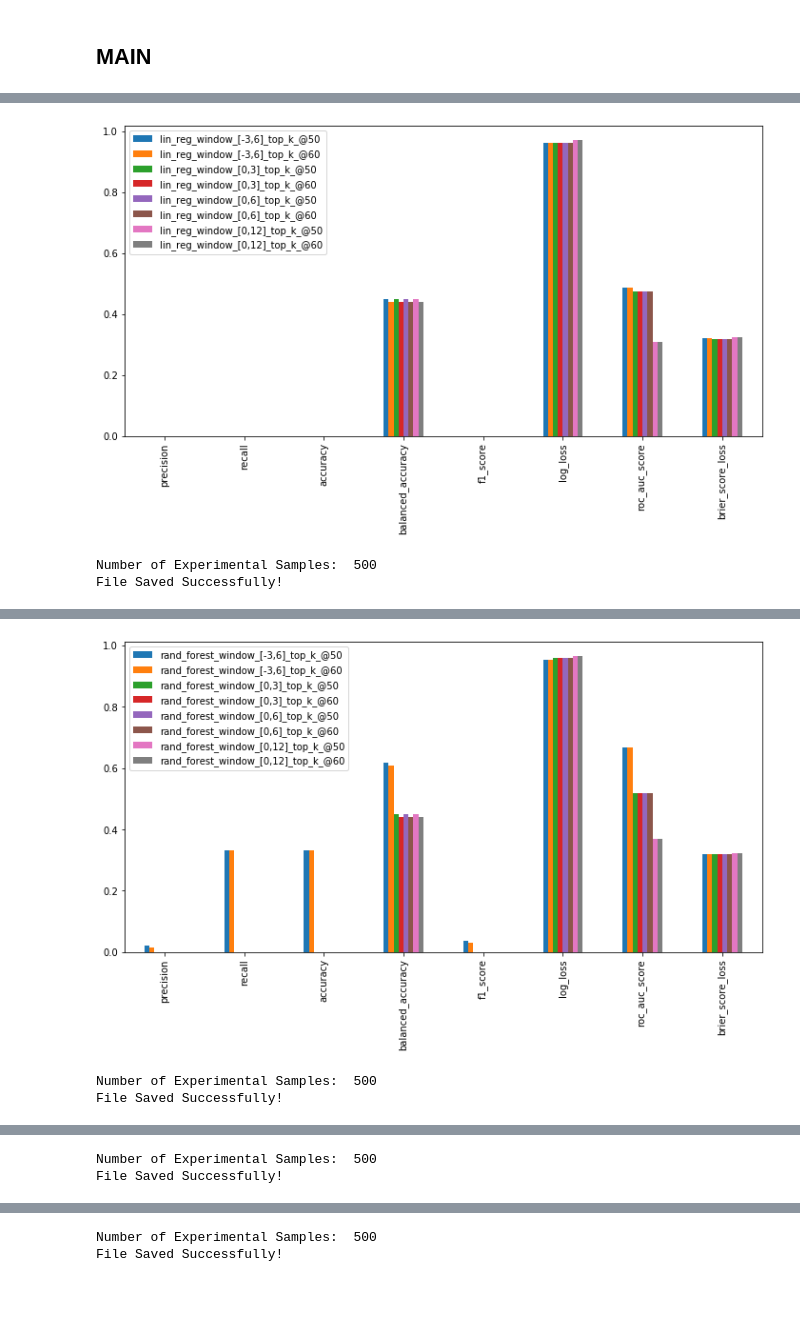
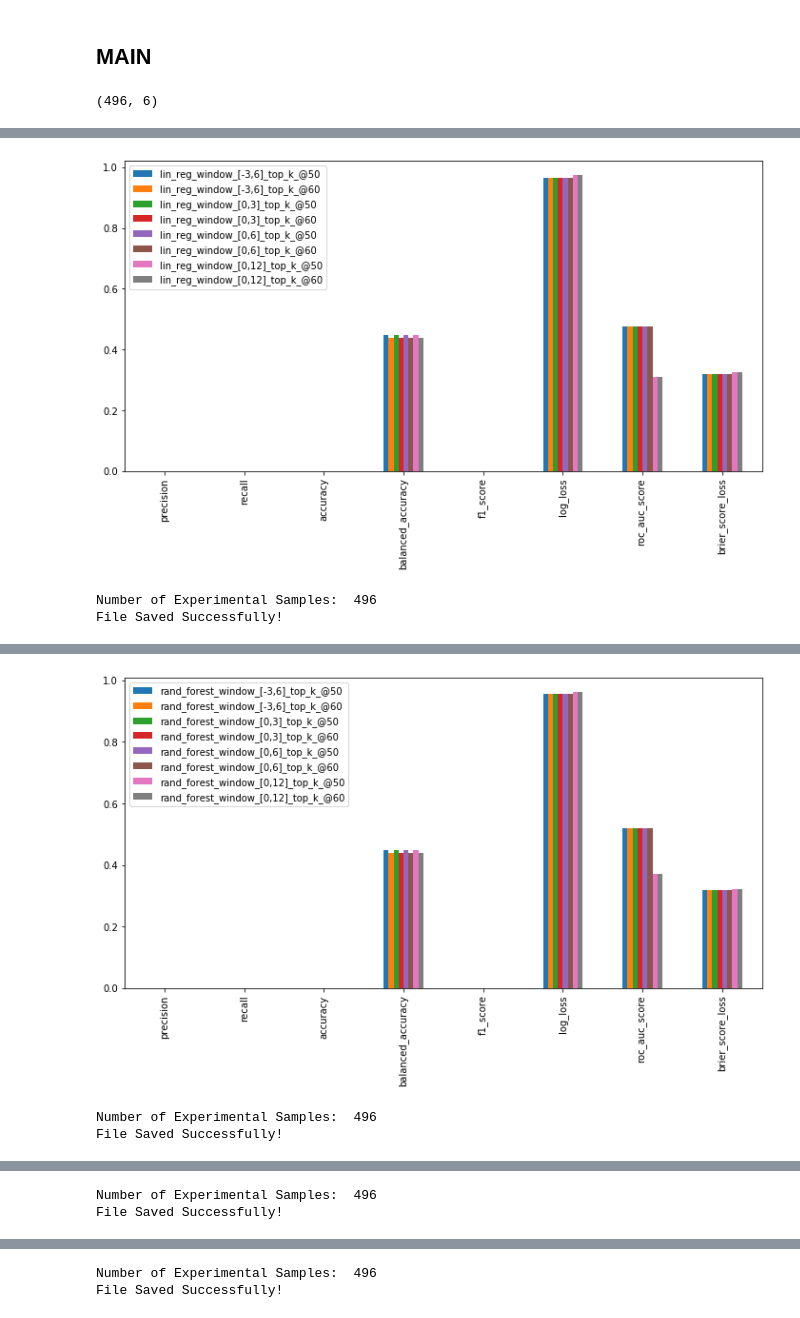
Before and after one commit to nafis-neehal/CDPHP_Evaluation, a Jupyter notebook: notebooks/Evaluation_2.ipynb, the cells around one changed output, grey strips where cells are left out. Saved outputs shown, nothing was run; the diff lists cells and outputs as text; code cells hidden in the pictures.

Commit message:
Closed Issue 9, 21, 23 - Drop Recent Referral, top_k threshold, tweak on/of

```diff
--- a/notebooks/Evaluation_2.ipynb
+++ b/notebooks/Evaluation_2.ipynb
@@ -161,6 +166,17 @@ def ym_to_datetime(config, df): #ym to datetime
         df[label][i] = df[label][i][:4] + '-' + df[label][i][4:] + '-01' #choosing the first month of the day
     df[label] = pd.to_datetime(df[label])
     #return df
+# %%
+#for evaluation
+def drop_recent_referrals(c_p, c_r, c_e, ref_copy, pred_copy):
+    start = c_e['eval_date'] - pd.DateOffset(months=c_e['recent_ref_window'])
+    end = c_e['eval_date'] - pd.DateOffset(months=1) #ends the previous month of the current month
+    mask = (ref_copy[c_r['date_column']]>=start) & (ref_copy[c_r['date_column']]<=end)
+
+    #those IDs from prediction (0-500) that are not in list of those IDs that fall in daterange of all IDs(0-1000)
+    idx = ~pred_copy[c_p['id_column']].isin(ref_copy.loc[mask][c_r['id_column']])
+    pred_copy = pred_copy[idx]
+    return pred_copy
 # %% [markdown]
 <H3> Generate Synthetic Data </H3>
 # %%
@@ -243,7 +259,7 @@ class Score:
 # %%
 #cp, c_r, c_e are all mutable
 #mutable obj integrity checked
-def evaluate(c_p, c_r, c_e):
+def evaluate(c_p, c_r, c_e, drop_ref = True, drop_neg_prob = True):
 
     eval_method = c_e['eval_method']
 
@@ -257,10 +273,6 @@ def evaluate(c_p, c_r, c_e):
         ref_copy[c_r['date_column']] = pd.to_datetime(ref_copy[c_r['date_column']])
         convert_dates_ref(ref_copy, c_r)
 
-    ref_copy['target'] = pd.Series(np.ones(ref_copy.shape[0], dtype=float))
-    ref_copy = ref_copy.pivot_table(index=c_r['id_column'], columns=c_r['date_column'], values='target', aggfunc='sum')
-    ref_copy = ref_copy.fillna(0)
-
     #now both pred_copy['Date'] and ref_copy['Date'] is in Datetime format instead of previous String format
 
     prediction = pd.read_csv(c_p['dir'] + c_p['file'])
@@ -273,14 +285,26 @@ def evaluate(c_p, c_r, c_e):
         pred_copy[c_p['date_column']] = pd.to_datetime(pred_copy[c_p['date_column']])
 
     #now both ref_copy and pred_copy are datetime
-
     ##only applying top_k in selected range, not the whole column-------------------->>>>>>>
     pred_copy = pred_copy.loc[pred_copy[c_p['date_column']]==c_e['eval_date']]
 
+    all_model_list = c_p['model_columns']
+
     #if all models predicts -1, then I can safely drop patient-month-date row with -1 predictions here
     #select rows, where the first model is not -1 (all model predicts -1)
-    all_model_list = c_p['model_columns']
-    pred_copy = pred_copy[pred_copy[all_model_list[0]]!=-1]
+    if drop_neg_prob == True:
+        pred_copy = pred_copy[pred_copy[all_model_list[0]]!=-1]
+
+    #remove recent referrals checking back k months in referral and drop them from prediction
+    if drop_ref == True:
+        pred_copy = drop_recent_referrals(c_p, c_r, c_e, ref_copy, pred_copy)
+
+    print(pred_copy.shape)
+
+    #pivot referral table
+    ref_copy['target'] = pd.Series(np.ones(ref_copy.shape[0], dtype=float))
+    ref_copy = ref_copy.pivot_table(index=c_r['id_column'], columns=c_r['date_column'], values='target', aggfunc='sum')
+    ref_copy = ref_copy.fillna(0)
 
     all_model_evaluations = {} #{'model_name':score class object for that model}
 
@@ -325,7 +349,7 @@ def evaluate(c_p, c_r, c_e):
             if eval_method=='top_k':
                 for k_values in c_e['top_k']:
                     label = model+'_window_['+str(window[0])+','+str(window[1])+']_'+eval_method + '_@' + str(k_values)
-                    pred_copy[label] = prob_to_bin(pred_copy[model].copy(), k_values)
+                    pred_copy[label] = prob_to_bin(pred_copy[model], k_values)
                     #model score for this (window,k) update
                     update_model_score(model, evaluated_model_obj, label, y_true, pred_copy)
 
@@ -439,12 +463,12 @@ def present_evaluation(c_e, all_model_evaluations, visual=False, save=False):
 # %% [markdown]
 <H2> MAIN </H2>
 # %%
-#pd.set_option('display.max_rows', None) to show all the rows of a dataframe
+pd.set_option('display.max_rows', None) #to show all the rows of a dataframe
 if __name__ == "__main__":
     c_p, c_r, c_e = load_configurations()
-    generate_synthetic_ground_truth_data(c_p, c_r)
-    generate_synthetic_prediction_data(c_p)
-    all_model_evaluations = evaluate(c_p, c_r, c_e)
+    #generate_synthetic_ground_truth_data(c_p, c_r)
+    #generate_synthetic_prediction_data(c_p)
+    all_model_evaluations = evaluate(c_p, c_r, c_e, drop_ref = True, drop_neg_prob = True) #neg window can be controlled from config
 
     '''
     keep visual=True if you want to see data + plots
@@ -452,6 +476,7 @@ if __name__ == "__main__":
     '''
     present_evaluation(c_e, all_model_evaluations, visual=True, save=True)
 # %% [output]
+(496, 6)
 |  | lin_reg_window_[-3,6]_top_k_@50 | lin_reg_window_[-3,6]_top_k_@60 | lin_reg_window_[0,3]_top_k_@50 | lin_reg_window_[0,3]_top_k_@60 | ... |
 | precision | 0.00000 | 0.00000 | 0.00000 | 0.00000 | ... |
 | recall | 0.00000 | 0.00000 | 0.00000 | 0.00000 | ... |
@@ -464,4 +489,4 @@ if __name__ == "__main__":
 [figure]
-Number of Experimental Samples:  500
-File Saved Successfully!
+Number of Experimental Samples:  496
+File Saved Successfully!
 |  | rand_forest_window_[-3,6]_top_k_@50 | rand_forest_window_[-3,6]_top_k_@60 | rand_forest_window_[0,3]_top_k_@50 | rand_forest_window_[0,3]_top_k_@60 | ... |
@@ -476,6 +501,6 @@ File Saved Successfully!
-[figure, old version]
+[figure, new version]
-Number of Experimental Samples:  500
-File Saved Successfully!
+Number of Experimental Samples:  496
+File Saved Successfully!
 |  | xg_boost_window_[-3,6]_top_k_@50 | xg_boost_window_[-3,6]_top_k_@60 | xg_boost_window_[0,3]_top_k_@50 | xg_boost_window_[0,3]_top_k_@60 | ... |
 | precision | 0.00000 | 0.00000 | 0.00000 | 0.00000 | ... |
 | recall | 0.00000 | 0.00000 | 0.00000 | 0.00000 | ... |
@@ -489,5 +514,5 @@ File Saved Successfully!
-Number of Experimental Samples:  500
-File Saved Successfully!
+Number of Experimental Samples:  496
+File Saved Successfully!
 |  | sgmm_window_[-3,6]_top_k_@50 | sgmm_window_[-3,6]_top_k_@60 | sgmm_window_[0,3]_top_k_@50 | sgmm_window_[0,3]_top_k_@60 | ... |
 | precision | 0.00000 | 0.00000 | 0.00000 | 0.00000 | ... |
 | recall | 0.00000 | 0.00000 | 0.00000 | 0.00000 | ... |
@@ -501,2 +526,2 @@ File Saved Successfully!
-Number of Experimental Samples:  500
-File Saved Successfully!
+Number of Experimental Samples:  496
+File Saved Successfully!
```
Also changed, not shown: parts of 3 cells of this notebook, 1 other file.
